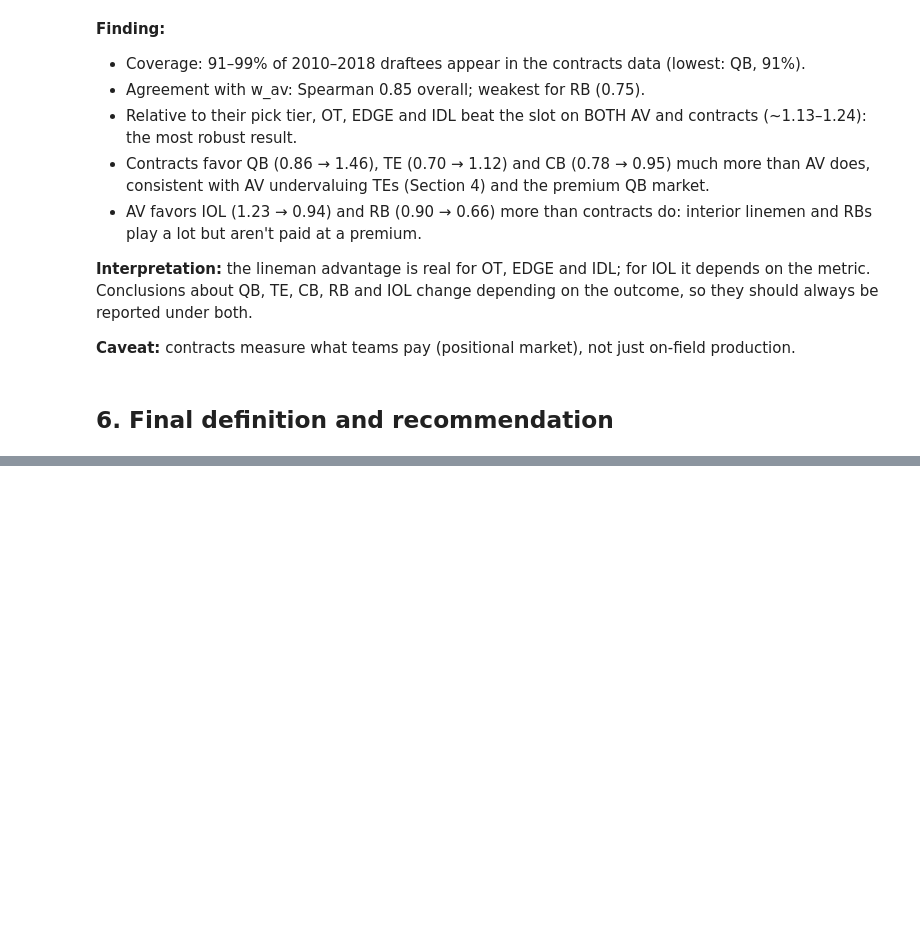
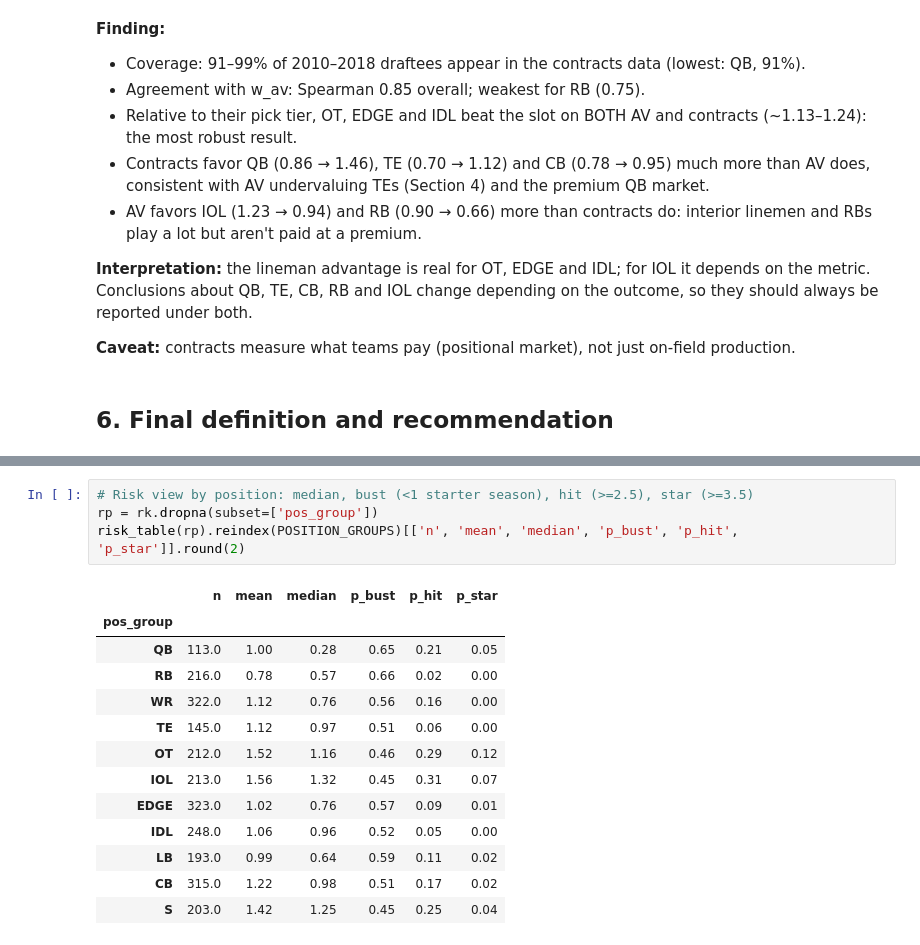
Before and after one commit to abhik026/bruin-draft-analytics, a Jupyter notebook: notebooks/03_outcome_metric_c.ipynb, the cells around one changed output, grey strips where cells are left out. Saved outputs shown, nothing was run; the diff lists cells and outputs as text; blank space fills up the shorter version.

```diff
--- a/notebooks/03_outcome_metric_c.ipynb
+++ b/notebooks/03_outcome_metric_c.ipynb
@@ -591,0 +679,18 @@ OT, EDGE and IDL hold up; QB, TE, CB, IOL and RB depend on the metric.
+# %%
+# Risk view by position: median, bust (<1 starter season), hit (>=2.5), star (>=3.5)
+rp = rk.dropna(subset=['pos_group'])
+risk_table(rp).reindex(POSITION_GROUPS)[['n', 'mean', 'median', 'p_bust', 'p_hit', 'p_star']].round(2)
+# %% [output]
+|  | n | mean | median | p_bust | p_hit | p_star |
+| pos_group |  |  |  |  |  |  |
+| QB | 113.0 | 1.00 | 0.28 | 0.65 | 0.21 | 0.05 |
+| RB | 216.0 | 0.78 | 0.57 | 0.66 | 0.02 | 0.00 |
+| WR | 322.0 | 1.12 | 0.76 | 0.56 | 0.16 | 0.00 |
+| TE | 145.0 | 1.12 | 0.97 | 0.51 | 0.06 | 0.00 |
+| OT | 212.0 | 1.52 | 1.16 | 0.46 | 0.29 | 0.12 |
+| IOL | 213.0 | 1.56 | 1.32 | 0.45 | 0.31 | 0.07 |
+| EDGE | 323.0 | 1.02 | 0.76 | 0.57 | 0.09 | 0.01 |
+| IDL | 248.0 | 1.06 | 0.96 | 0.52 | 0.05 | 0.00 |
+| LB | 193.0 | 0.99 | 0.64 | 0.59 | 0.11 | 0.02 |
+| CB | 315.0 | 1.22 | 0.98 | 0.51 | 0.17 | 0.02 |
+| S | 203.0 | 1.42 | 1.25 | 0.45 | 0.25 | 0.04 |
```
Also changed, not shown: parts of 27 cells of this notebook, 15 other files.
